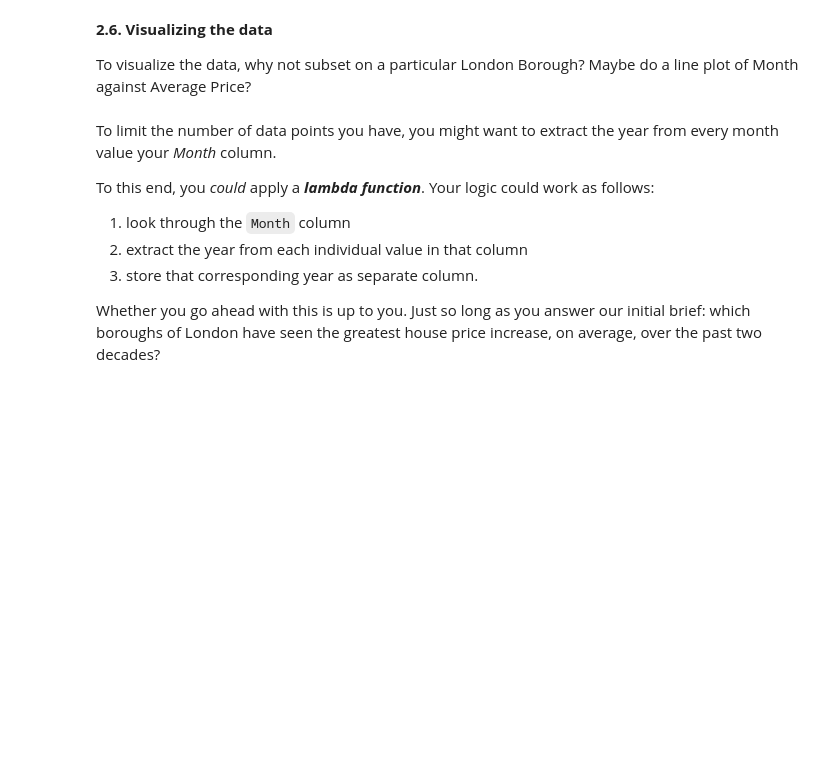
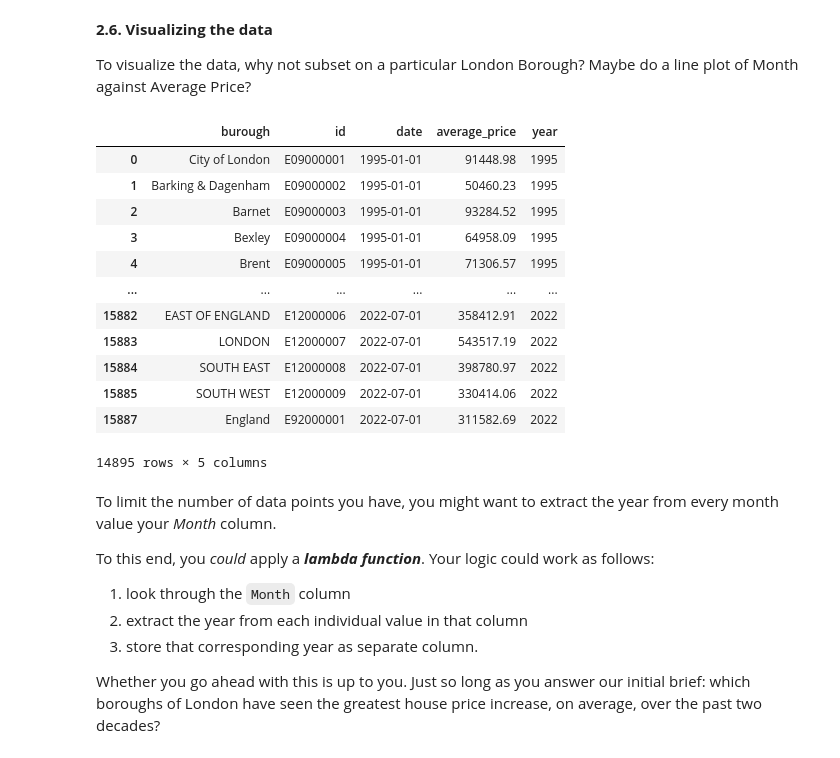
Before and after one commit to Mclane808/Springboard, a Jupyter notebook: Unit 4 Challenge - Tier 3.ipynb, the cells around one changed output. Saved outputs shown, nothing was run; the diff lists cells and outputs as text; code cells hidden in the pictures; blank space fills up the shorter version.

```diff
--- a/Unit 4 Challenge - Tier 3.ipynb
+++ b/Unit 4 Challenge - Tier 3.ipynb
@@ -153,6 +202,23 @@ Check out the contents of the London Borough column, and if you find null values
 **2.6. Visualizing the data**
 
 To visualize the data, why not subset on a particular London Borough? Maybe do a line plot of Month against Average Price?
+# %%
+s = properties_clean['date'].apply(lambda x: x.year)
+properties_clean.assign(year = s)
+# %% [output]
+|  | burough | id | date | average_price | year |
+| 0 | City of London | E09000001 | 1995-01-01 | 91448.98 | 1995 |
+| 1 | Barking & Dagenham | E09000002 | 1995-01-01 | 50460.23 | 1995 |
+| 2 | Barnet | E09000003 | 1995-01-01 | 93284.52 | 1995 |
+| 3 | Bexley | E09000004 | 1995-01-01 | 64958.09 | 1995 |
+| 4 | Brent | E09000005 | 1995-01-01 | 71306.57 | 1995 |
+| ... | ... | ... | ... | ... | ... |
+| 15882 | EAST OF ENGLAND | E12000006 | 2022-07-01 | 358412.91 | 2022 |
+| 15883 | LONDON | E12000007 | 2022-07-01 | 543517.19 | 2022 |
+| 15884 | SOUTH EAST | E12000008 | 2022-07-01 | 398780.97 | 2022 |
+| 15885 | SOUTH WEST | E12000009 | 2022-07-01 | 330414.06 | 2022 |
+| 15887 | England | E92000001 | 2022-07-01 | 311582.69 | 2022 |
+14895 rows × 5 columns
 # %% [markdown]
 To limit the number of data points you have, you might want to extract the year from every month value your *Month* column.
 
```
Also changed, not shown: parts of 13 cells of this notebook.
